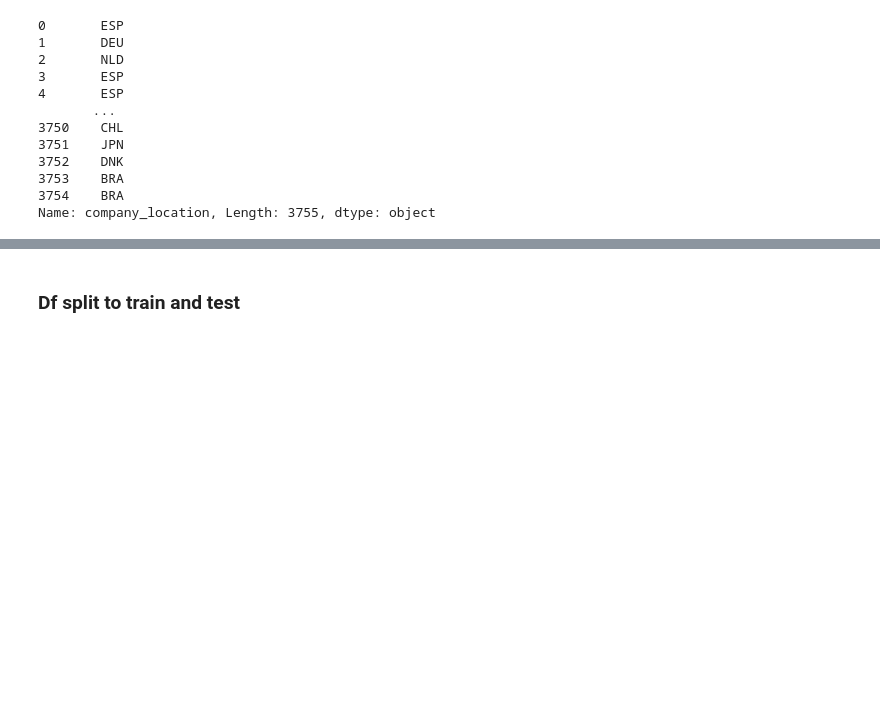
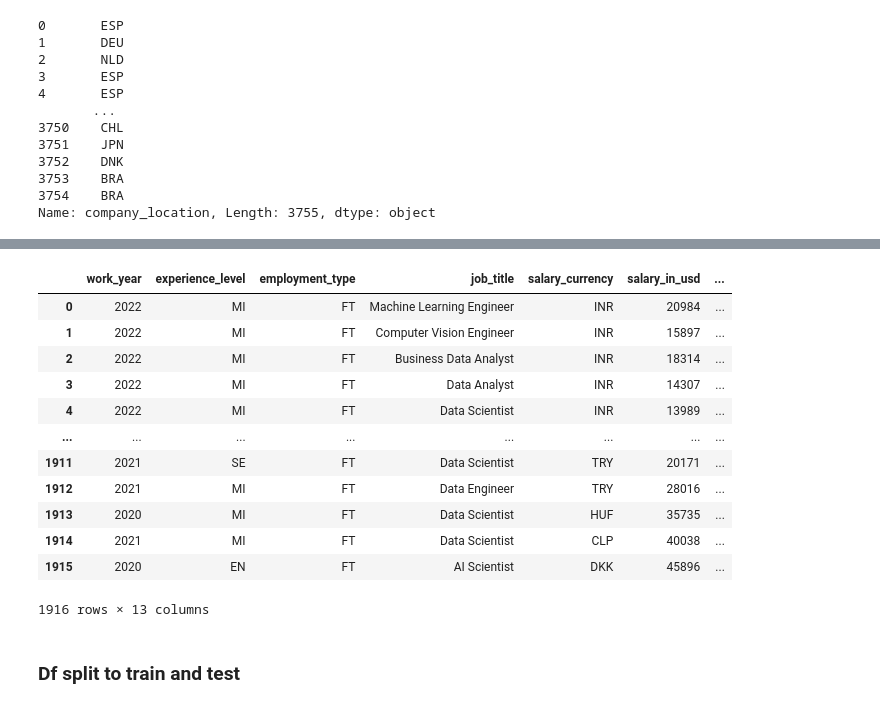
Before and after one commit to rvewebs/ds_salary, a Jupyter notebook: ds_salary.ipynb, the cells around one changed output, grey strips where cells are left out. Drawn from its saved outputs; the diff is of its cells as text; code cells hidden in the pictures; blank space fills up the shorter version.

Commit message:
create df infl rates for 2020-2022 years and merge attempt infl rates and df salary

```diff
--- a/ds_salary.ipynb
+++ b/ds_salary.ipynb
@@ -394,0 +386,3 @@ df_inf[['country_code', 'year_2020']]
+# %%
+df_inf.rename(columns={'country_code': 'company_location'}, inplace=True)
+df_inf
@@ -401,0 +406,10 @@ MergeError: No common columns to perform merge on. Merge options: left_on=None,
+# %%
+temp_inf[['work_year_20', 'work_year_21', 'work_year_22']] = 2020, 2021, 2022
+
+df_temp_2020 = temp_inf[['company_location', 'country_name', 'inflation_2020', 'work_year_20']]
+df_temp_2021 = temp_inf[['company_location', 'country_name', 'inflation_2021', 'work_year_21']]
+df_temp_2022 = temp_inf[['company_location', 'country_name', 'inflation_2022', 'work_year_22']]
+
+def rename_cols(df, cols):
+    df.rename(columns=cols, inplace=True)
+    return df
@@ -401,0 +447,3 @@ MergeError: No common columns to perform merge on. Merge options: left_on=None,
+# %%
+df_inf_all = pd.concat([df_temp_2020, df_temp_2021, df_temp_2022], axis=0)
+df_inf_all
@@ -402,3 +464,19 @@ MergeError: No common columns to perform merge on. Merge options: left_on=None,
+# %%
+df_sal_to_model.merge(df_inf_all)
+# %% [output]
+|  | work_year | experience_level | employment_type | job_title | salary_currency | salary_in_usd | ... |
+| 0 | 2022 | MI | FT | Machine Learning Engineer | INR | 20984 | ... |
+| 1 | 2022 | MI | FT | Computer Vision Engineer | INR | 15897 | ... |
+| 2 | 2022 | MI | FT | Business Data Analyst | INR | 18314 | ... |
+| 3 | 2022 | MI | FT | Data Analyst | INR | 14307 | ... |
+| 4 | 2022 | MI | FT | Data Scientist | INR | 13989 | ... |
+| ... | ... | ... | ... | ... | ... | ... | ... |
+| 1911 | 2021 | SE | FT | Data Scientist | TRY | 20171 | ... |
+| 1912 | 2021 | MI | FT | Data Engineer | TRY | 28016 | ... |
+| 1913 | 2020 | MI | FT | Data Scientist | HUF | 35735 | ... |
+| 1914 | 2021 | MI | FT | Data Scientist | CLP | 40038 | ... |
+| 1915 | 2020 | EN | FT | AI Scientist | DKK | 45896 | ... |
+1916 rows × 13 columns
 # %% [markdown]
 ### Df split to train and test
 # %%
```
Also changed, not shown: parts of 9 cells of this notebook.
